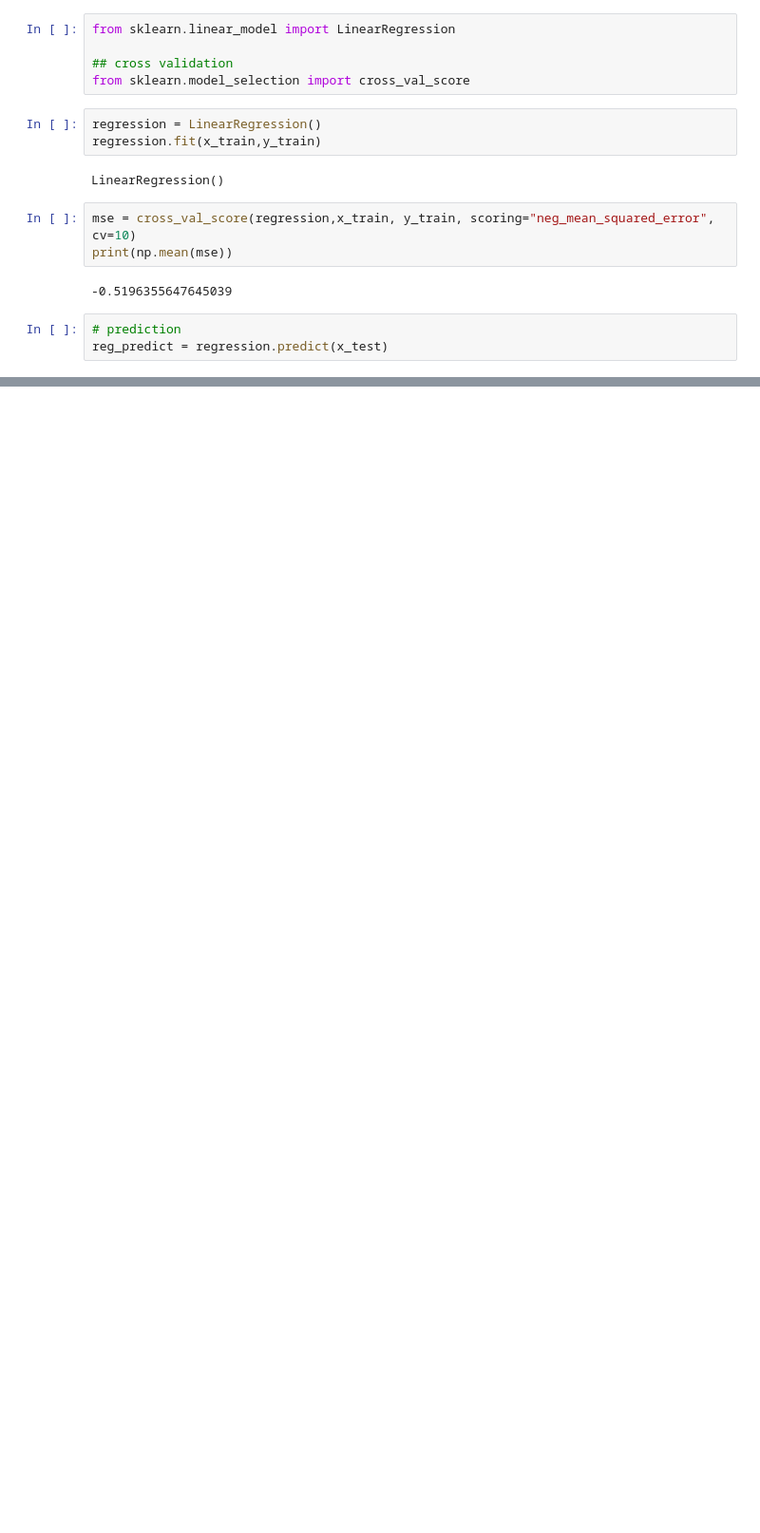
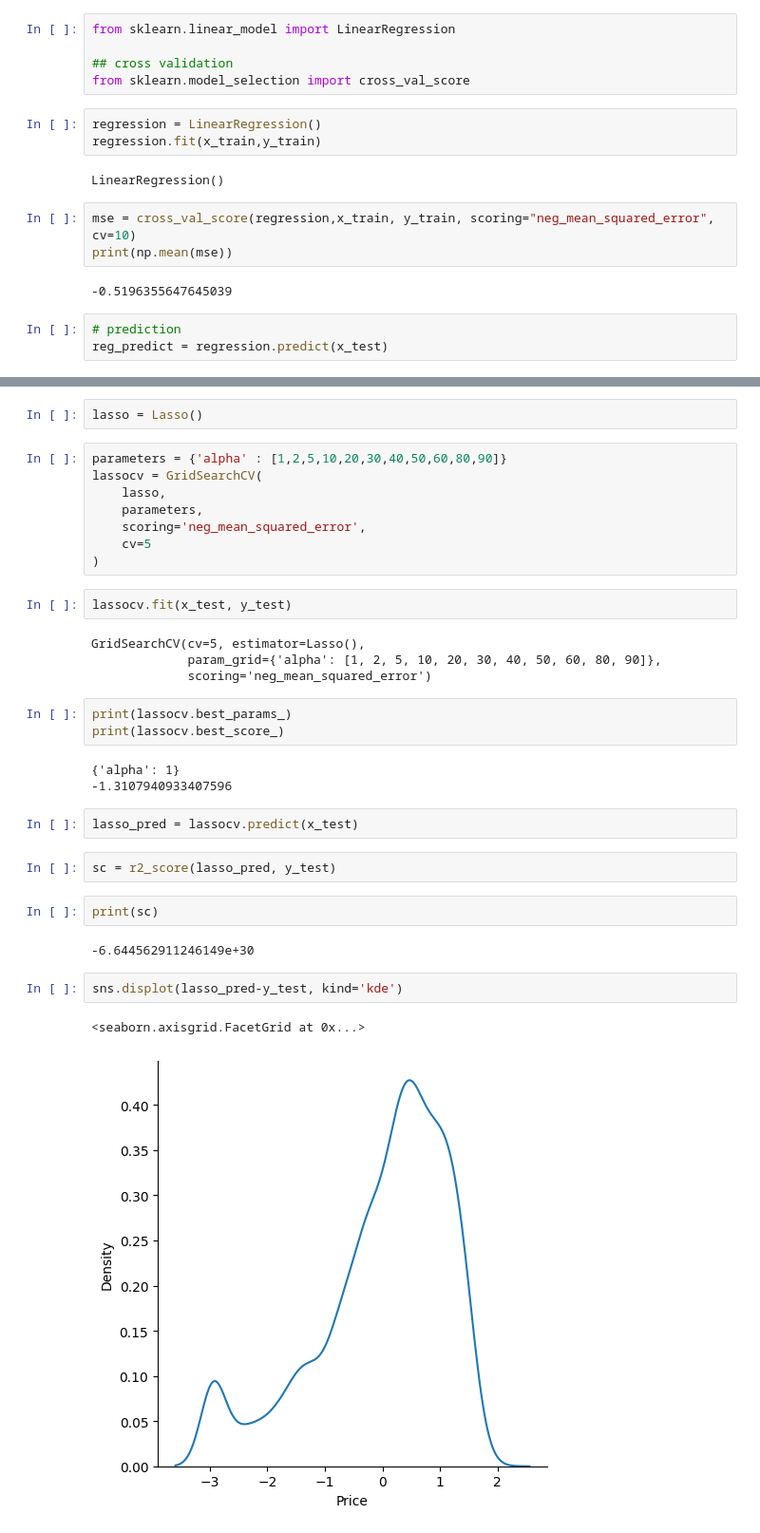
Before and after one commit to ShubanALi1011/Mechine-Learning-sk-learn, a Jupyter notebook: phase-8/linearRegression.ipynb, the cells around one changed output, grey strips where cells are left out. Shown at 95% size. Drawn from its saved outputs; the diff is of its cells as text; blank space fills up the shorter version.

```diff
--- a/phase-8/linearRegression.ipynb
+++ b/phase-8/linearRegression.ipynb
@@ -59,0 +104,35 @@ print(score)
+# %%
+lasso = Lasso()
+# %%
+parameters = {'alpha' : [1,2,5,10,20,30,40,50,60,80,90]}
+lassocv = GridSearchCV(
+    lasso,
+    parameters,
+    scoring='neg_mean_squared_error',
+    cv=5
+)
+# %%
+lassocv.fit(x_test, y_test)
+# %% [output]
+GridSearchCV(cv=5, estimator=Lasso(),
+             param_grid={'alpha': [1, 2, 5, 10, 20, 30, 40, 50, 60, 80, 90]},
+             scoring='neg_mean_squared_error')
+# %%
+print(lassocv.best_params_)
+print(lassocv.best_score_)
+# %% [output]
+{'alpha': 1}
+-1.3107940933407596
+# %%
+lasso_pred = lassocv.predict(x_test)
+# %%
+sc = r2_score(lasso_pred, y_test)
+# %%
+print(sc)
+# %% [output]
+-6.644562911246149e+30
+# %%
+sns.displot(lasso_pred-y_test, kind='kde')
+# %% [output]
+<seaborn.axisgrid.FacetGrid at 0x...>
+[figure, added]
```
Also changed, not shown: parts of 14 cells of this notebook.
